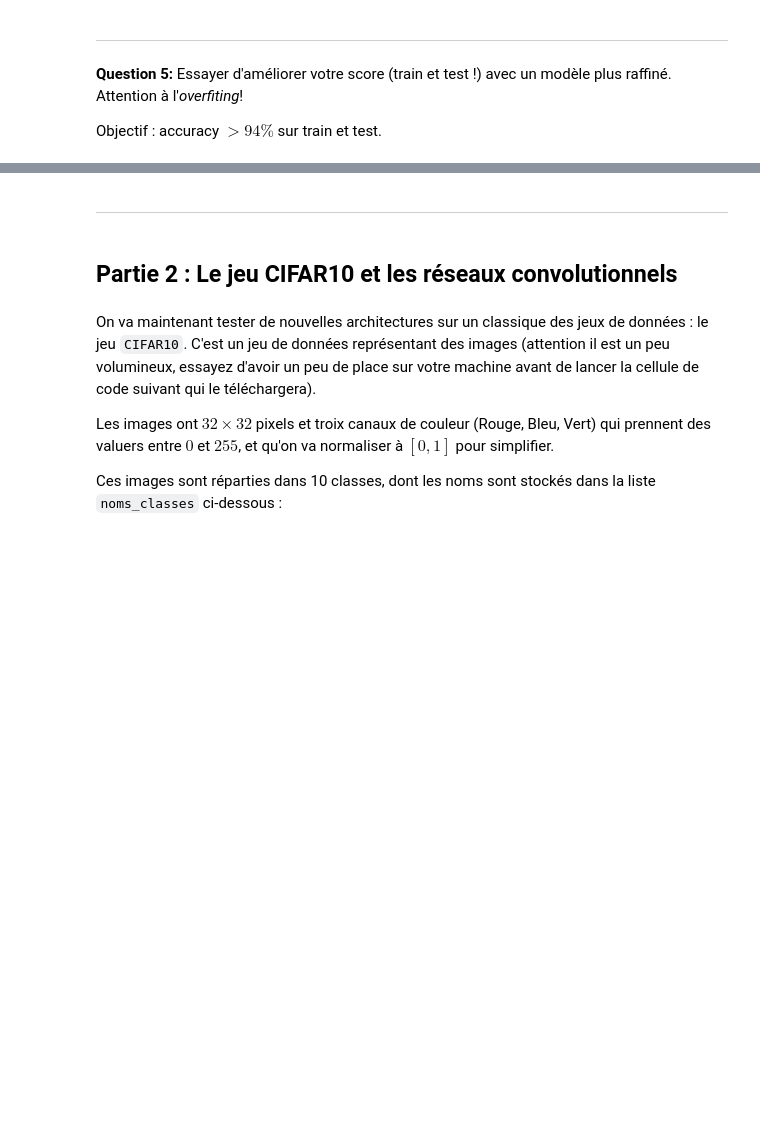
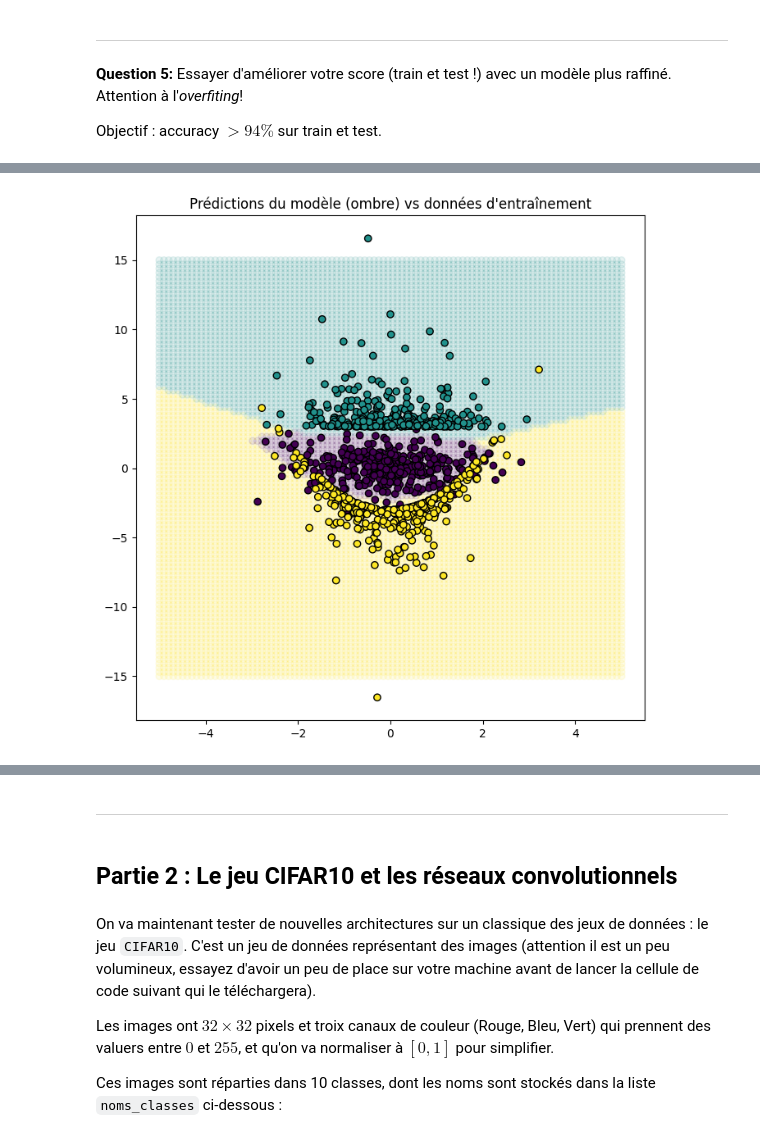
Before and after one commit to se-oumakhlouf/M1, a Jupyter notebook: Machine_Learning/td-5/TP5_NN.ipynb, the cells around one changed output, grey strips where cells are left out. Drawn from its saved outputs; the diff is of its cells as text; code cells hidden in the pictures; blank space fills up the shorter version.

```diff
--- a/Machine_Learning/td-5/TP5_NN.ipynb
+++ b/Machine_Learning/td-5/TP5_NN.ipynb
@@ -237,4 +504,19 @@ ax.set_title("Prédictions du modèle (ombre) vs données d'entraînement")
 
 Objectif : accuracy $> 94\%$ sur train et test.
 # %%
-# Écrivez votre code ici
+model_classification2 = tf.keras.models.Sequential([
+    tf.keras.layers.Dense(64, activation='relu', input_shape=(2,)),
+    tf.keras.layers.Dense(32, activation='relu'),
+    tf.keras.layers.Dense(16, activation='relu'),
+    tf.keras.layers.Dense(3, activation='softmax')
+])
+
+model_classification2.compile(
+    optimizer='adam',
+    loss=tf.keras.losses.SparseCategoricalCrossentropy(),
+    metrics=['accuracy']
+)
+
+model_classification2.summary()
+
+model_classification2.fit(x_classif_train, y_classif_train, epochs=25)
@@ -240,0 +557,13 @@ Objectif : accuracy $> 94\%$ sur train et test.
+# %%
+x = np.linspace(-5, 5, 100)
+y = np.linspace(-15, 15, 100)
+grid = np.array(np.meshgrid(x,y)).reshape(2, 10000).T  # On fabrique une grille sur laquelle on va tester notre modèle
+pred_proba = model_classification2.predict(grid)  # on évalue notre modèle sur la grille --> donne des probabilité d'appartenance
+predictions = np.argmax(pred_proba, axis=-1)  # On récupère nos prédictions sous forme de classes
+
+fig, ax = plt.subplots(figsize=(8, 8))
+ax.scatter(grid[:,0], grid[:,1], c=predictions, alpha = 0.1)
+ax.scatter(x_classif_train[:,0], x_classif_train[:,1], c=y_classif_train, marker='o', edgecolor='k', label="train set")
+ax.set_title("Prédictions du modèle (ombre) vs données d'entraînement")
+plt.show()
+# %% [output]
@@ -240,0 +571 @@ Objectif : accuracy $> 94\%$ sur train et test.
+[figure, added]
```
Also changed, not shown: parts of 46 cells of this notebook, 1 other file.
